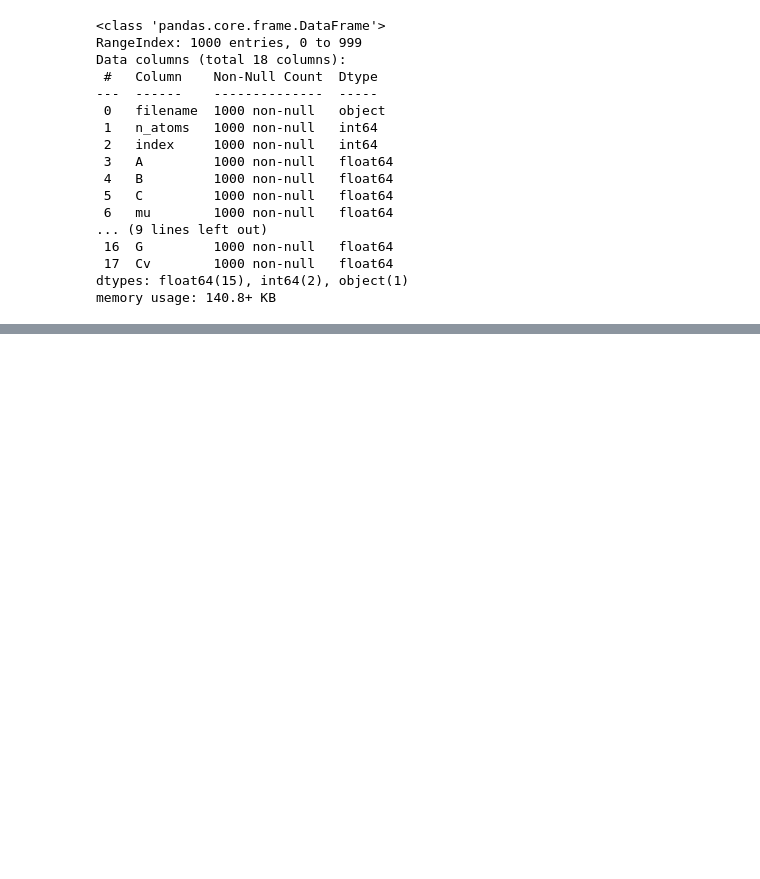
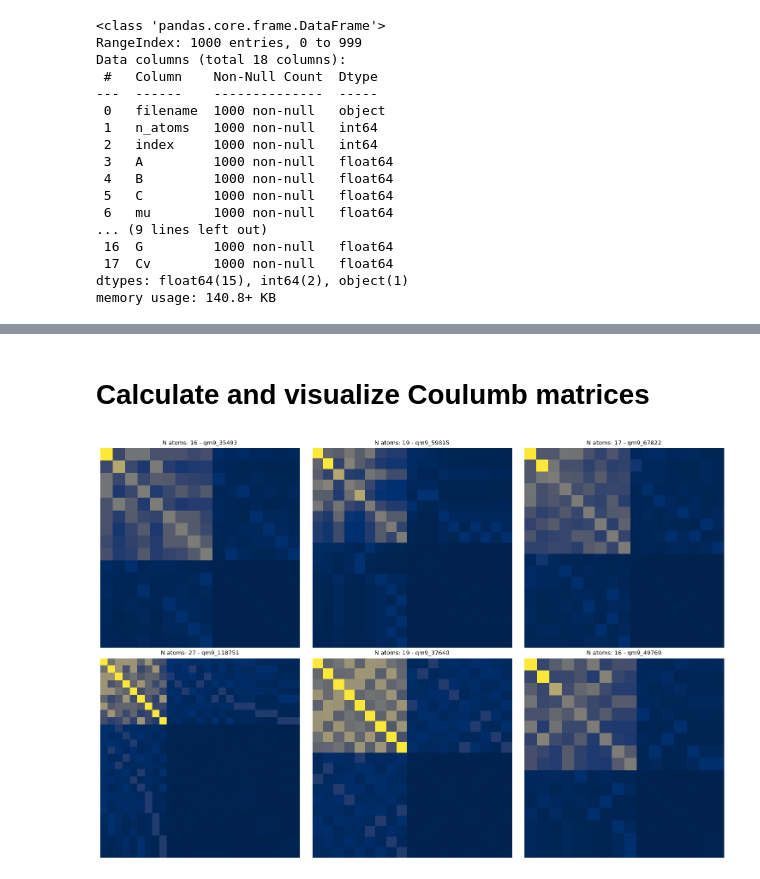
Before and after one commit to petkokp/QM9, a Jupyter notebook: QM9.ipynb, the cells around one changed output, grey strips where cells are left out. Drawn from its saved outputs; the diff is of its cells as text; code cells hidden in the pictures; blank space fills up the shorter version.

Commit message:
calculate and visualize coulumb matrices

```diff
--- a/QM9.ipynb
+++ b/QM9.ipynb
@@ -195 +192,42 @@ for target in target_list:
 ... (3 outputs left out)
+# %% [markdown]
+# Calculate and visualize Coulumb matrices
+# %%
+def display_random_images(data_path, n=6, num_cols=3):
+    if not isinstance(num_cols, int):
+        raise TypeError("ERROR: num_cols must be an integer")
+    if not isinstance(n, int):
+        raise TypeError("ERROR: n must be an integer")
+    if num_cols <= 0:
+        raise ValueError("ERROR: num_cols must be greater than zero")
+    if n <= 0:
+        raise ValueError("ERROR: n must be greater than zero")
+
+    file_list = list(data_path.glob('*.xyz'))
+    selected_files = random.sample(file_list, n)
+
+    num_rows = (n + num_cols - 1) // num_cols
+
+    fig, axes = plt.subplots(num_rows, num_cols, figsize=(5*num_cols,5*num_rows))
+
+    axes = axes.flatten()
+
+    for i, file_path in enumerate(selected_files):
+        atomic_numbers, coordinates = read_xyz(file_path)
+        c_mat = calculate_coulomb_matrix(atomic_numbers=atomic_numbers, coordinates=coordinates)
+        c_mat = sort_by_row_norm(c_mat)
+        image = c_mat
+
+        axes[i].imshow(image, cmap="cividis")
+        axes[i].set_title(f"N atoms: {len(atomic_numbers)} - {file_path.stem}" )
+        axes[i].axis('off')
+
+    for j in range(i + 1, num_rows * num_cols):
+        axes[j].axis('off')
+
+    plt.tight_layout()
+    plt.show()
+
+display_random_images(data_path)
+# %% [output]
+[figure, added]
```
Also changed, not shown: parts of 3 cells of this notebook.
